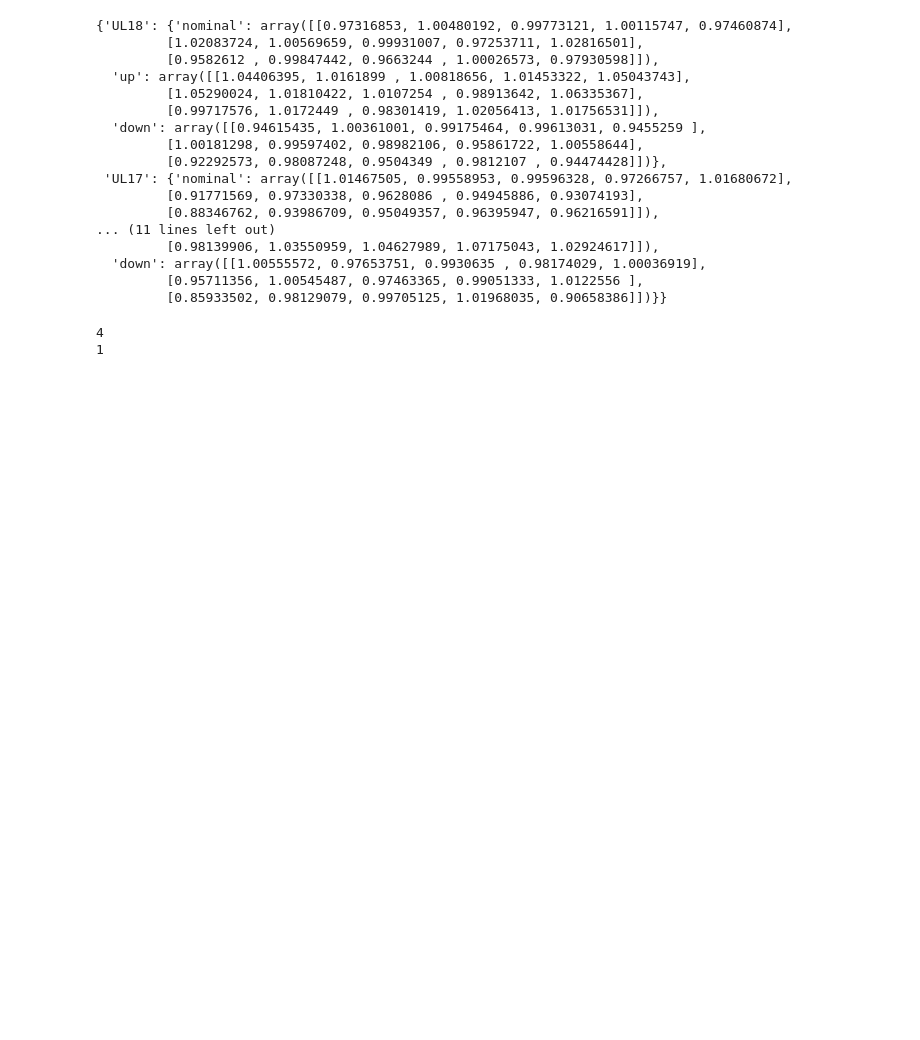
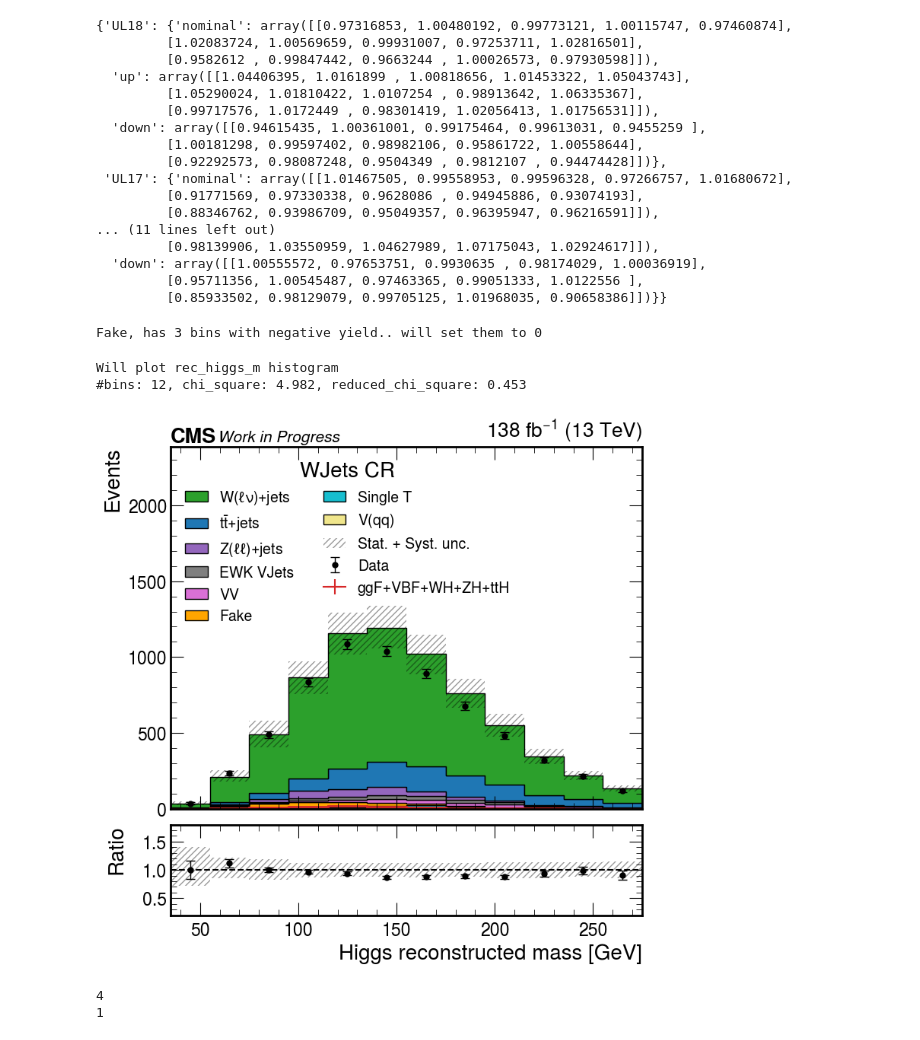
Before and after one commit to farakiko/boostedhiggs, a Jupyter notebook: binder/hists_plots.ipynb, the cells around one changed output. Drawn from its saved outputs; the diff is of its cells as text; code cells hidden in the pictures; blank space fills up the shorter version.

```diff
--- a/binder/hists_plots.ipynb
+++ b/binder/hists_plots.ipynb
@@ -947,16 +947,16 @@ region_sel = {
 
 #     "Pre-selection": "fj_mass>20 & fj_mass<40",   # dummy
 
-    "SR": f"THWW>{WP_VBF} & (n_bjets_T==0)",
+#     "SR": f"THWW>{WP_VBF} & (n_bjets_T==0)",
 #     "arc": f"THWW>0.93 & (n_bjets_T==0)",
 #     "Top CR": f"(n_bjets_T>0) & THWW>0.9",
-#     "WJets CR": f"(THWW<{WP_VBF}) & (n_bjets_T==0)",
+    "WJets CR": f"(THWW<{WP_VBF}) & (n_bjets_T==0)",
 }
 region, sel = list(region_sel.items())[0]
 
 shift = 50
 categories_sel = {
-    "VBF category": f"( (THWW>{WP_VBF}) & (n_bjets_T==0) ) & ( (mjj>1000) & (deta>3.5) )",
+#     "VBF category": f"( (THWW>{WP_VBF}) & (n_bjets_T==0) ) & ( (mjj>1000) & (deta>3.5) )",
 #     "ggF category": f"( (THWW>{WP_ggF}) & (n_bjets_T==0) ) & ( ( (mjj<1000) | (deta<3.5) ) ) & (VH_fj_VScore<0.9)",
 
 #     r"ggF category $p_T \in $ " + f"[{200+shift}, {300+shift}]": f"( (THWW>{WP_ggF}) & (n_bjets_T==0) ) & ( ( (mjj<1000) | (deta<3.5) ) & (rec_higgs_pt<{300+shift}) ) & (VH_fj_VScore<0.9)",
@@ -1157,6 +1157,8 @@ for var_to_plot in vars_to_plot:
 
             SYST_hists[var_to_plot]["up"][f"LP_weight_{sys_key}"].view().value = np.maximum(up, down)
             SYST_hists[var_to_plot]["down"][f"LP_weight_{sys_key}"].view().value = np.minimum(up, down)
+# %% [output]
+Fake, has 3 bins with negative yield.. will set them to 0
 # %%
 plt.rcParams.update({"font.size": 20})
 add_data = True
@@ -1181,35 +1183,39 @@ PATH = f"/Users/fmokhtar/Desktop/AN_2024/lol"
 #     PATH = f"/Users/fmokhtar/Desktop/AN_2024/lol/Run2/"
 
 # if add_TRG_SF:
 #     PATH = f"/Users/fmokhtar/Desktop/AN_2024/eletriggerSF/UL{year[2:].replace('APV', '')}/with_trgSF"
 # else:
 #     PATH = f"/Users/fmokhtar/Desktop/AN_2024/eletriggerSF/UL{year[2:].replace('APV', '')}/without_trgSF"
 
 if not os.path.exists(PATH):
     os.makedirs(PATH)
 
 nice_ch = {
     "ele": "Electron",
     "mu": "Muon",
 }
 
 plot_hists(hists, years_to_plot, channels_to_plot, vars_to_plot,
             add_data=True,
             logy=False,
             mult=mult,
             outpath=PATH,
 #             text_=f"{nice_ch[ch]} channel",
-#             text_=list(region_sel.items())[0][0],
-            text_=list(categories_sel.items())[0][0],
+            text_=list(region_sel.items())[0][0],
+#             text_=list(categories_sel.items())[0][0],
             blind_region=False,
             plot_Fake_unc=0.25,
             plot_syst_unc=(SYST_UNC_up, SYST_UNC_down) if plot_syst_unc else None,
            add_soverb=False,
            legend_ncol=2,
 #            seperate_Fake_unc=True,
            plot_totsig=True,
            plot_sig_components=False,
           )
+# %% [output]
+Will plot rec_higgs_m histogram
+#bins: 12, chi_square: 4.982, reduced_chi_square: 0.453
+[figure, added]
 # %%
 import uproot, vector
 import awkward as ak
```
Also changed, not shown: 24 other files.
